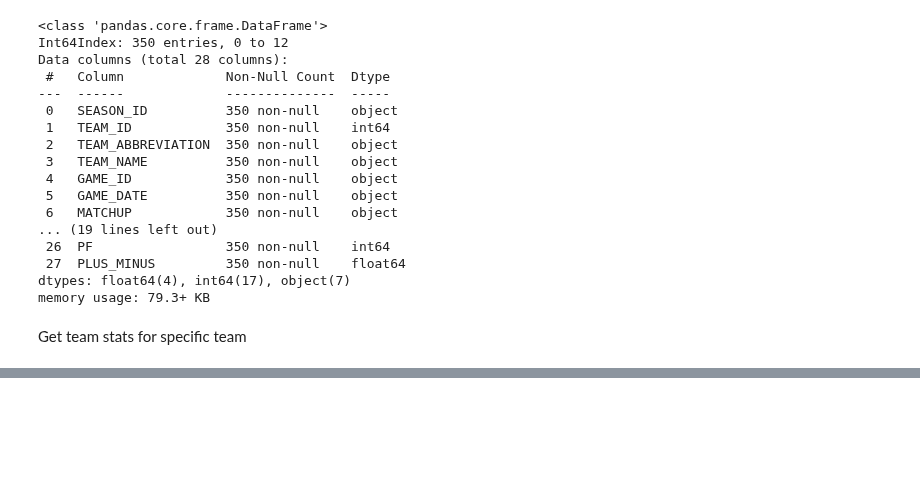
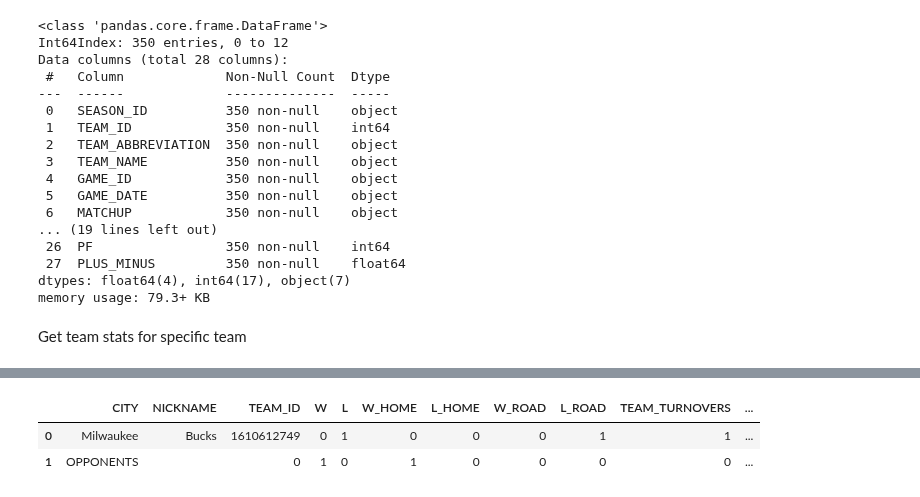
Before and after one commit to MattChinchilla/DATA_SCIENCE, a Jupyter notebook: Sports_Analytics/NBA.ipynb, the cells around one changed output, grey strips where cells are left out. Drawn from its saved outputs; the diff is of its cells as text; code cells hidden in the pictures; blank space fills up the shorter version.

Commit message:
exploring endpoints

```diff
--- a/Sports_Analytics/NBA.ipynb
+++ b/Sports_Analytics/NBA.ipynb
@@ -120,0 +201,12 @@ gamerotation_home = gr.get_data_frames()[1]
+# %%
+from nba_api.stats.endpoints import cumestatsteam
+
+call = cumestatsteam.CumeStatsTeam(game_ids='0022200149',team_id='1610612749')
+
+game_by_game_stats = call.get_data_frames()[0]
+test = call.get_data_frames()[1]
+test.head()
+# %% [output]
+|  | CITY | NICKNAME | TEAM_ID | W | L | W_HOME | L_HOME | W_ROAD | L_ROAD | TEAM_TURNOVERS | ... |
+| 0 | Milwaukee | Bucks | 1610612749 | 0 | 1 | 0 | 0 | 0 | 1 | 1 | ... |
+| 1 | OPPONENTS |  | 0 | 1 | 0 | 1 | 0 | 0 | 0 | 0 | ... |
```
Also changed, not shown: parts of 11 cells of this notebook.
